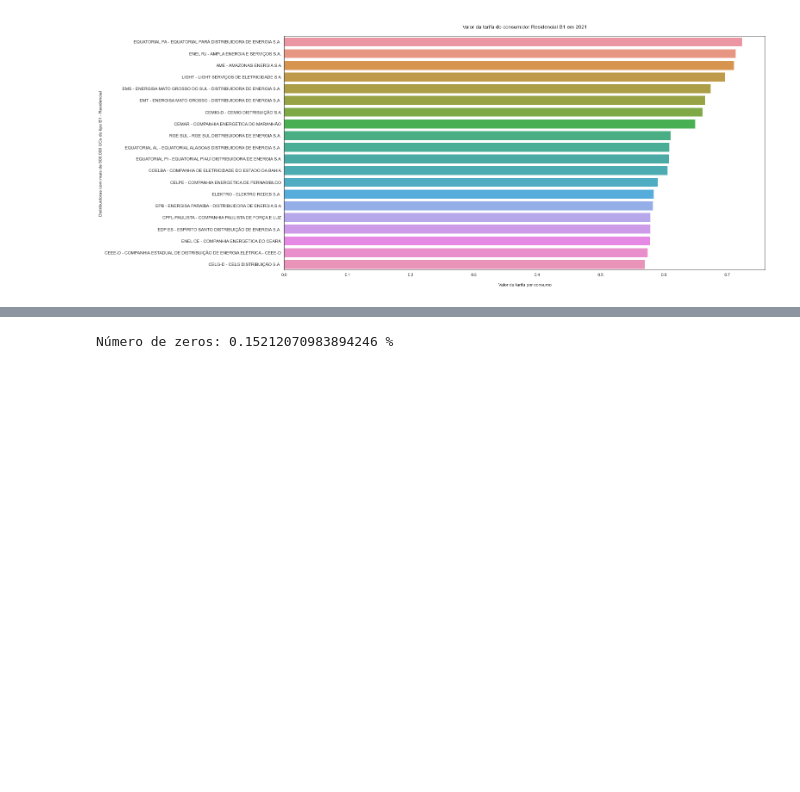
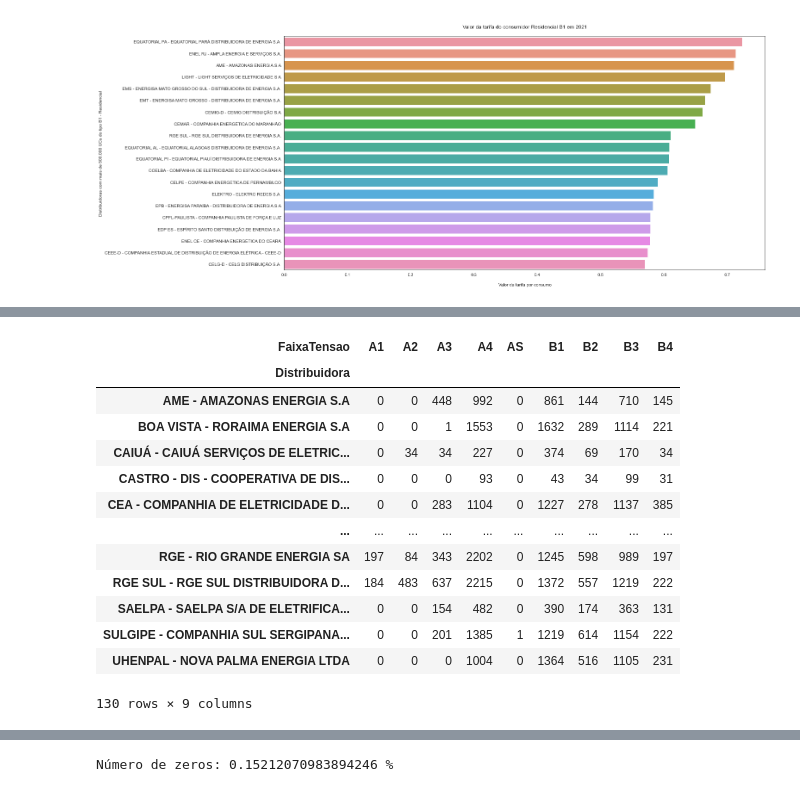
Before and after one commit to viniciusgribas/Projeto_Teste_Mercado_ANEEL, a Jupyter notebook: Projeto Teste.ipynb, the cells around one changed output, grey strips where cells are left out. Drawn from its saved outputs; the diff is of its cells as text; code cells hidden in the pictures; blank space fills up the shorter version.

```diff
--- a/Projeto Teste.ipynb
+++ b/Projeto Teste.ipynb
@@ -287,3 +313,5 @@ plt.title('\n Valor da tarifa do consumidor Residencial B1 em 2021 \n')
 plt.show()
 # %% [output]
 [figure]
+# %%
+samp2 = df.copy()
@@ -392,0 +419,19 @@ samp2
+# %%
+samp_crosstab = pd.crosstab(index= samp2['Distribuidora'], columns=samp2['FaixaTensao'])
+# %%
+samp_crosstab
+# %% [output]
+| FaixaTensao | A1 | A2 | A3 | A4 | AS | B1 | B2 | B3 | B4 |
+| Distribuidora |  |  |  |  |  |  |  |  |  |
+| AME - AMAZONAS ENERGIA S.A | 0 | 0 | 448 | 992 | 0 | 861 | 144 | 710 | 145 |
+| BOA VISTA - RORAIMA ENERGIA S.A | 0 | 0 | 1 | 1553 | 0 | 1632 | 289 | 1114 | 221 |
+| CAIUÁ - CAIUÁ SERVIÇOS DE ELETRIC... | 0 | 34 | 34 | 227 | 0 | 374 | 69 | 170 | 34 |
+| CASTRO - DIS - COOPERATIVA DE DIS... | 0 | 0 | 0 | 93 | 0 | 43 | 34 | 99 | 31 |
+| CEA - COMPANHIA DE ELETRICIDADE D... | 0 | 0 | 283 | 1104 | 0 | 1227 | 278 | 1137 | 385 |
+| ... | ... | ... | ... | ... | ... | ... | ... | ... | ... |
+| RGE - RIO GRANDE ENERGIA SA | 197 | 84 | 343 | 2202 | 0 | 1245 | 598 | 989 | 197 |
+| RGE SUL - RGE SUL DISTRIBUIDORA D... | 184 | 483 | 637 | 2215 | 0 | 1372 | 557 | 1219 | 222 |
+| SAELPA - SAELPA S/A DE ELETRIFICA... | 0 | 0 | 154 | 482 | 0 | 390 | 174 | 363 | 131 |
+| SULGIPE - COMPANHIA SUL SERGIPANA... | 0 | 0 | 201 | 1385 | 1 | 1219 | 614 | 1154 | 222 |
+| UHENPAL - NOVA PALMA ENERGIA LTDA | 0 | 0 | 0 | 1004 | 0 | 1364 | 516 | 1105 | 231 |
+130 rows × 9 columns
```
Also changed, not shown: parts of 41 cells of this notebook.
